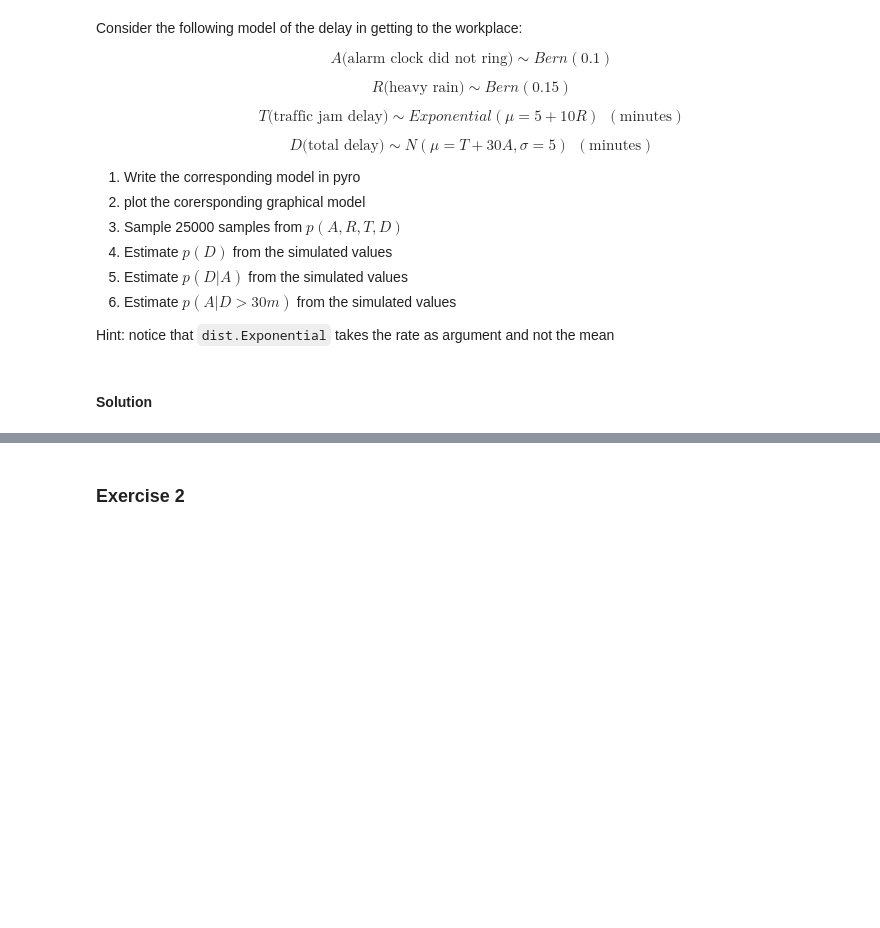
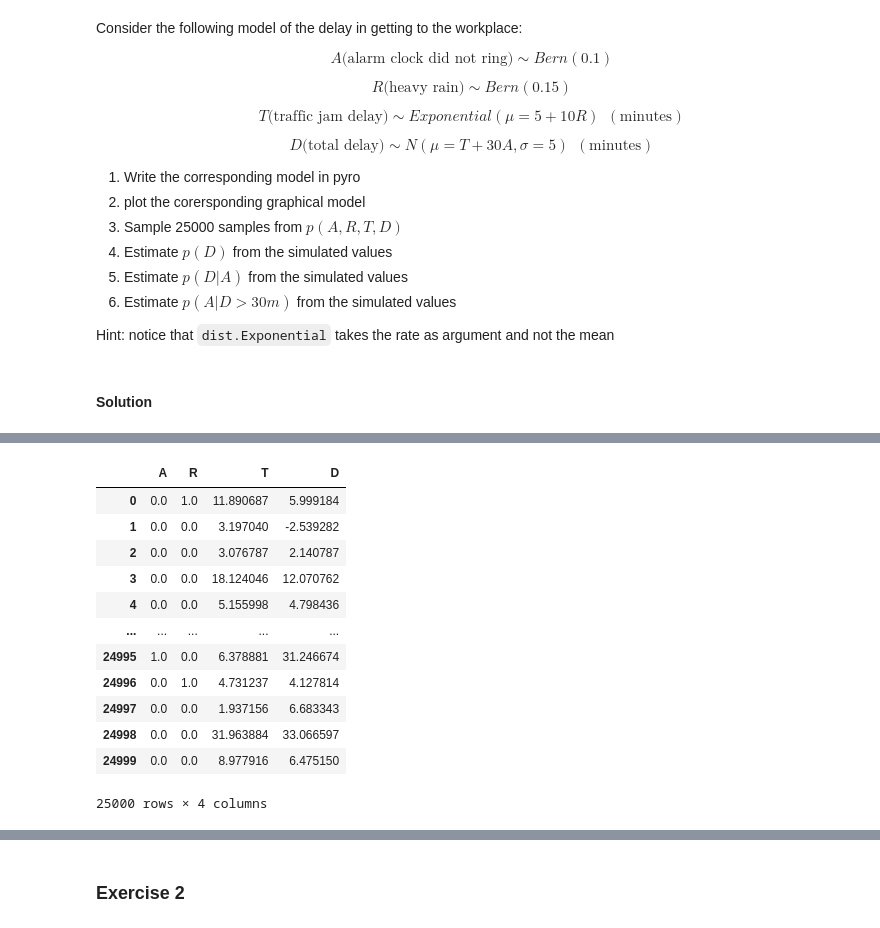
Before and after one commit to DavideScassola/PML2024, a Jupyter notebook: Notebooks/03_pyro_basics_exercises.ipynb, the cells around one changed output, grey strips where cells are left out. Cells and saved outputs as stored; diff of their text form; code cells hidden in the pictures; blank space fills up the shorter version.

```diff
--- a/Notebooks/03_pyro_basics_exercises.ipynb
+++ b/Notebooks/03_pyro_basics_exercises.ipynb
@@ -34,0 +52,18 @@ Hint: notice that `dist.Exponential` takes the rate as argument and not the mean
+# %%
+# 3: Sample 25000 samples from $p(A,R,T,D)$
+samples = pd.DataFrame(model(25_000))
+samples
+# %% [output]
+|  | A | R | T | D |
+| 0 | 0.0 | 1.0 | 11.890687 | 5.999184 |
+| 1 | 0.0 | 0.0 | 3.197040 | -2.539282 |
+| 2 | 0.0 | 0.0 | 3.076787 | 2.140787 |
+| 3 | 0.0 | 0.0 | 18.124046 | 12.070762 |
+| 4 | 0.0 | 0.0 | 5.155998 | 4.798436 |
+| ... | ... | ... | ... | ... |
+| 24995 | 1.0 | 0.0 | 6.378881 | 31.246674 |
+| 24996 | 0.0 | 1.0 | 4.731237 | 4.127814 |
+| 24997 | 0.0 | 0.0 | 1.937156 | 6.683343 |
+| 24998 | 0.0 | 0.0 | 31.963884 | 33.066597 |
+| 24999 | 0.0 | 0.0 | 8.977916 | 6.475150 |
+25000 rows × 4 columns
```
Also changed, not shown: parts of 5 cells of this notebook, 1 other file.
